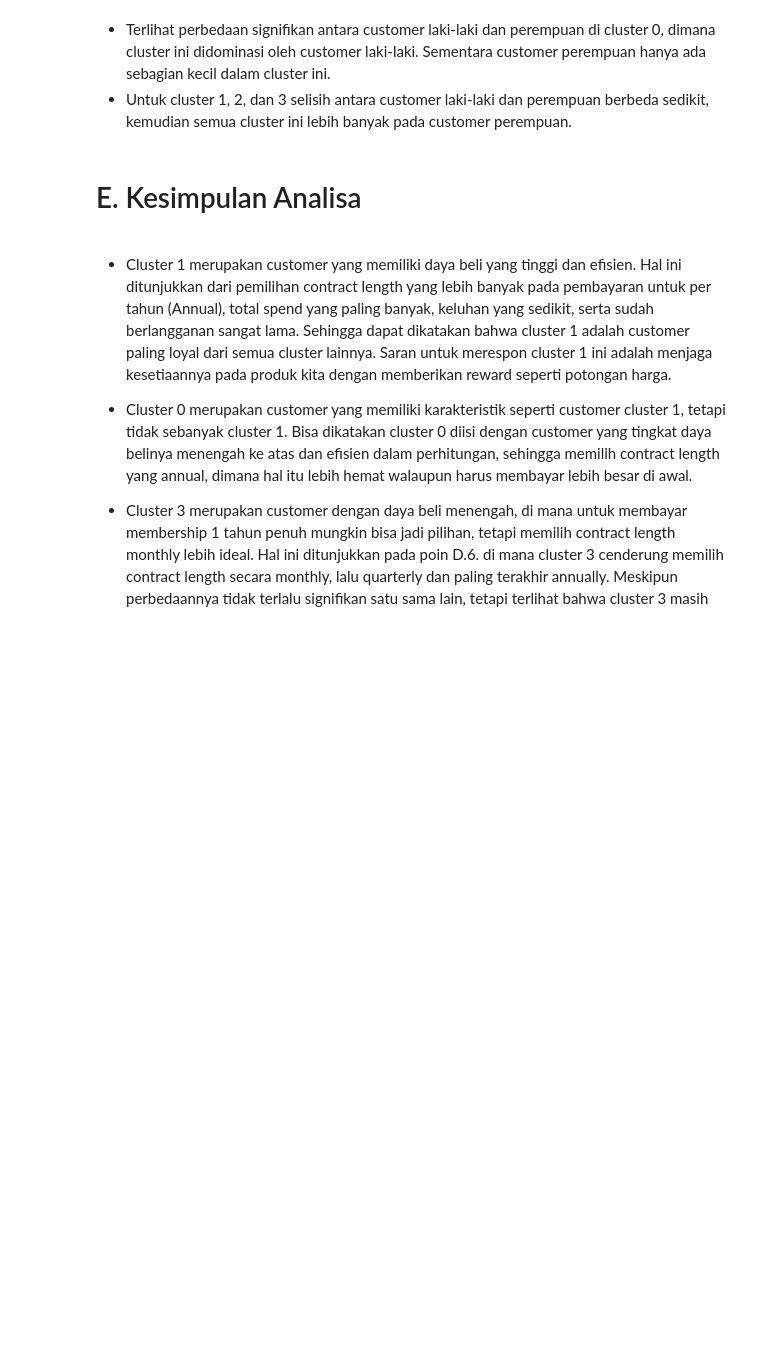
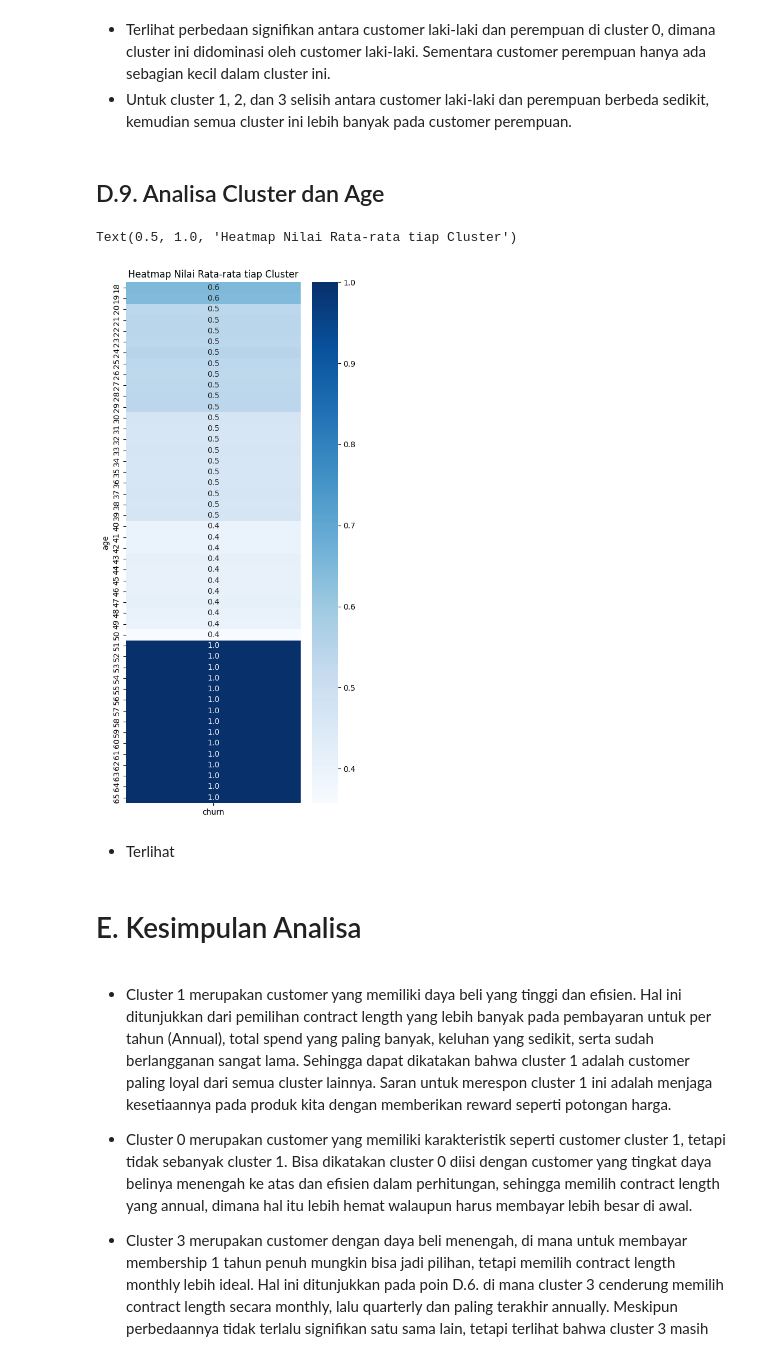
Before and after one commit to FTDS-assignment-bay/p2-final-project-ftds-033-rmt-group-002, a Jupyter notebook: EDA_after_clustering.ipynb, the cells around one changed output. Drawn from its saved outputs; the diff is of its cells as text; code cells hidden in the pictures; blank space fills up the shorter version.

```diff
--- a/EDA_after_clustering.ipynb
+++ b/EDA_after_clustering.ipynb
@@ -245,6 +249,19 @@ df_clustered.groupby('cluster')['gender'].value_counts().plot(kind='bar')
 # %% [markdown]
 - Terlihat perbedaan signifikan antara customer laki-laki dan perempuan di cluster 0, dimana cluster ini didominasi oleh customer laki-laki. Sementara customer perempuan hanya ada sebagian kecil dalam cluster ini.
 - Untuk cluster 1, 2, dan 3 selisih antara customer laki-laki dan perempuan berbeda sedikit, kemudian semua cluster ini lebih banyak pada customer perempuan.
+# %% [markdown]
+## D.9. Analisa Cluster dan Age
+# %%
+# Heatmap rata-rata tiap cluster dan kaitannya dengan churn
+mean = df_clustered.groupby('age')[['churn']].mean().sort_values('age')
+fig = plt.figure(figsize = (5,12))
+sns.heatmap(data = mean , cmap = 'Blues' , annot = True, fmt = ".1f")
+plt.title('Heatmap Nilai Rata-rata tiap Cluster')
+# %% [output]
+Text(0.5, 1.0, 'Heatmap Nilai Rata-rata tiap Cluster')
+[figure, added]
+# %% [markdown]
+- Terlihat
 # %% [markdown]
 # E. Kesimpulan Analisa
 # %% [markdown]
```
Also changed, not shown: parts of 2 cells of this notebook, 1 other file.
